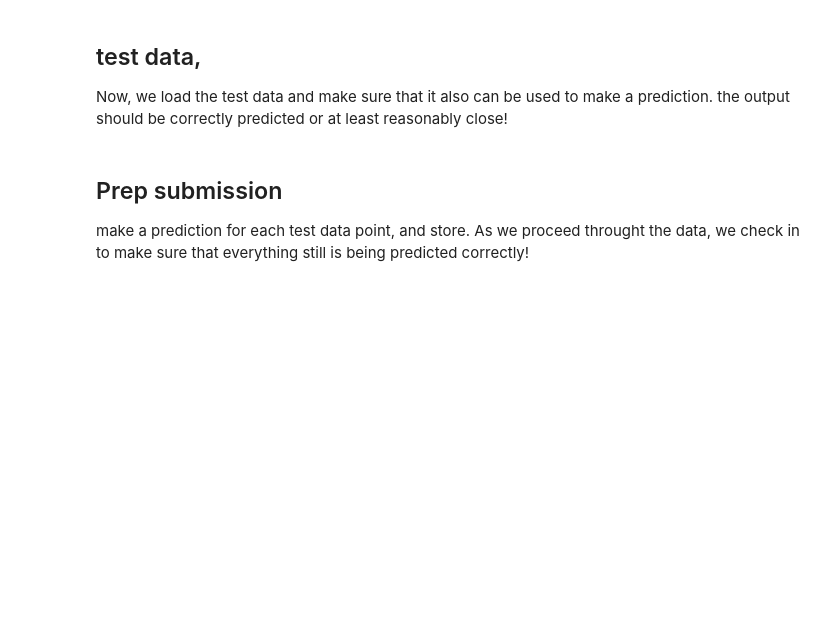
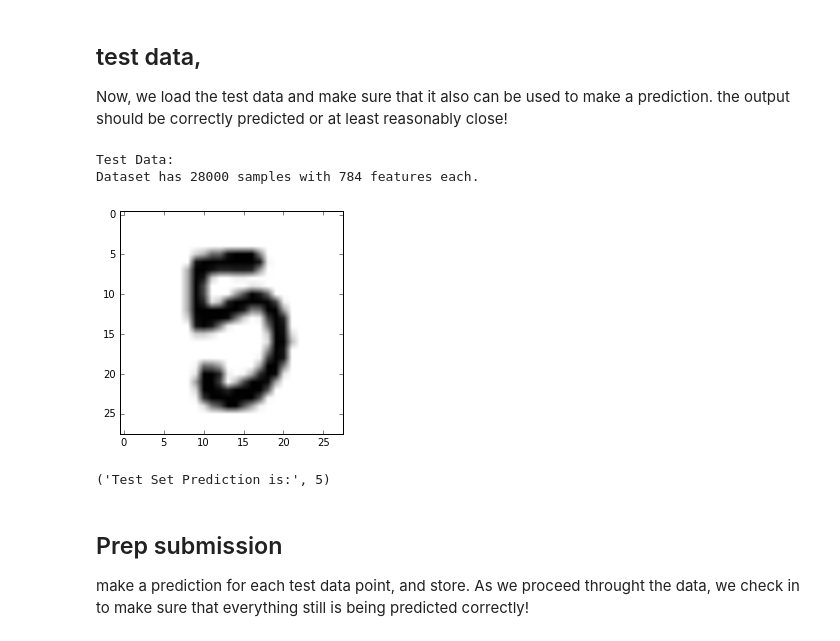
Before and after one commit to llathrop/Kagglescripts, a Jupyter notebook: digitsrecognizerwithsklearn.ipynb, the cells around one changed output. Drawn from its saved outputs; the diff is of its cells as text; code cells hidden in the pictures; blank space fills up the shorter version.

```diff
--- a/digitsrecognizerwithsklearn.ipynb
+++ b/digitsrecognizerwithsklearn.ipynb
@@ -181,11 +268,16 @@ Now, we load the test data and make sure that it also can be used to make a pred
 # %%
 #loadup the  test data
 print ("Test Data:")
-testData=loadData("../input/test.csv") # no need to load this yet!print (testData)
+testData=loadData(datadir+"test.csv") # no need to load this yet!print (testData)
 
 #testData = np.array(testData).reshape((len(testData), -1))
 
 print("Test Set Prediction is:",runPredict(clf,testData.values))
+# %% [output]
+Test Data:
+Dataset has 28000 samples with 784 features each.
+[figure, added]
+('Test Set Prediction is:', 5)
 # %% [markdown]
 ## Prep submission
 make a prediction for each test data point, and store. As we proceed throught the data, we check in to make sure that everything still is being predicted correctly!
```
Also changed, not shown: parts of 7 cells of this notebook.
